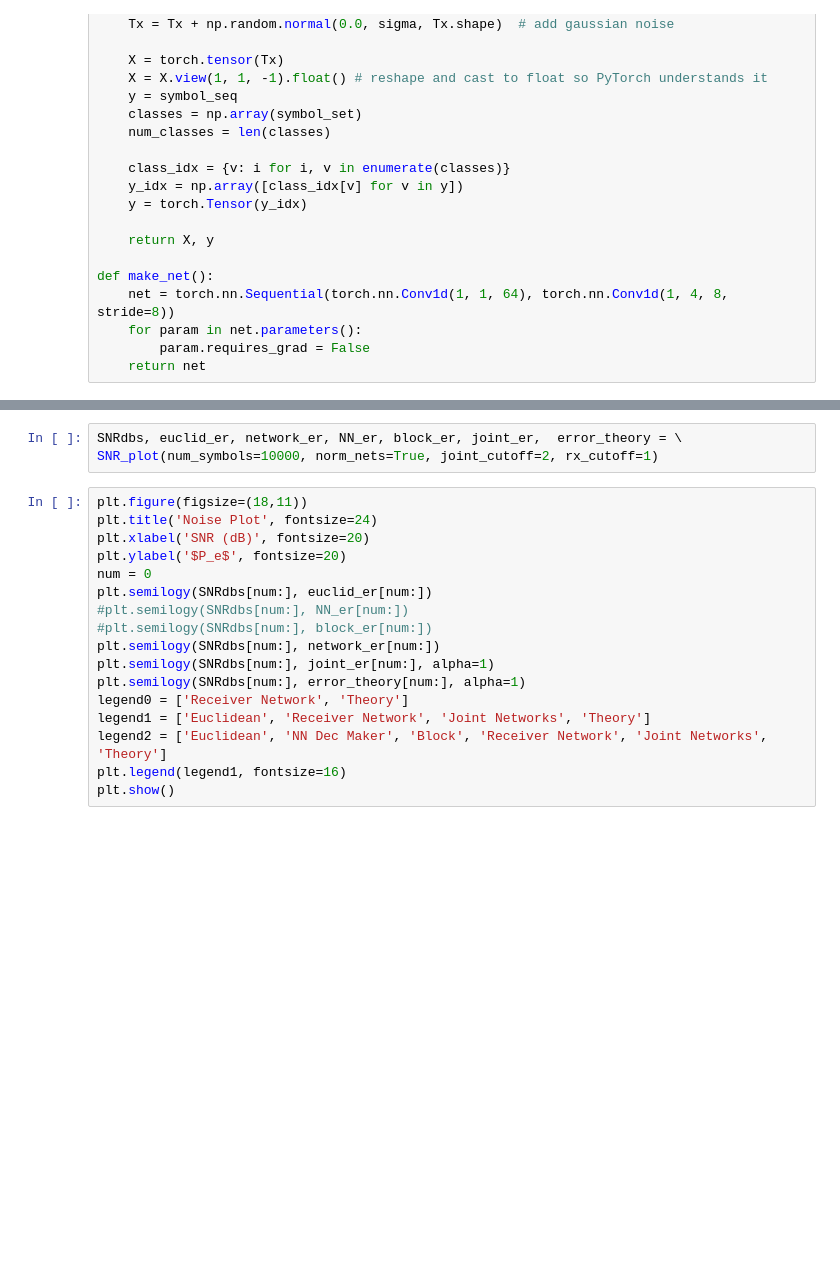
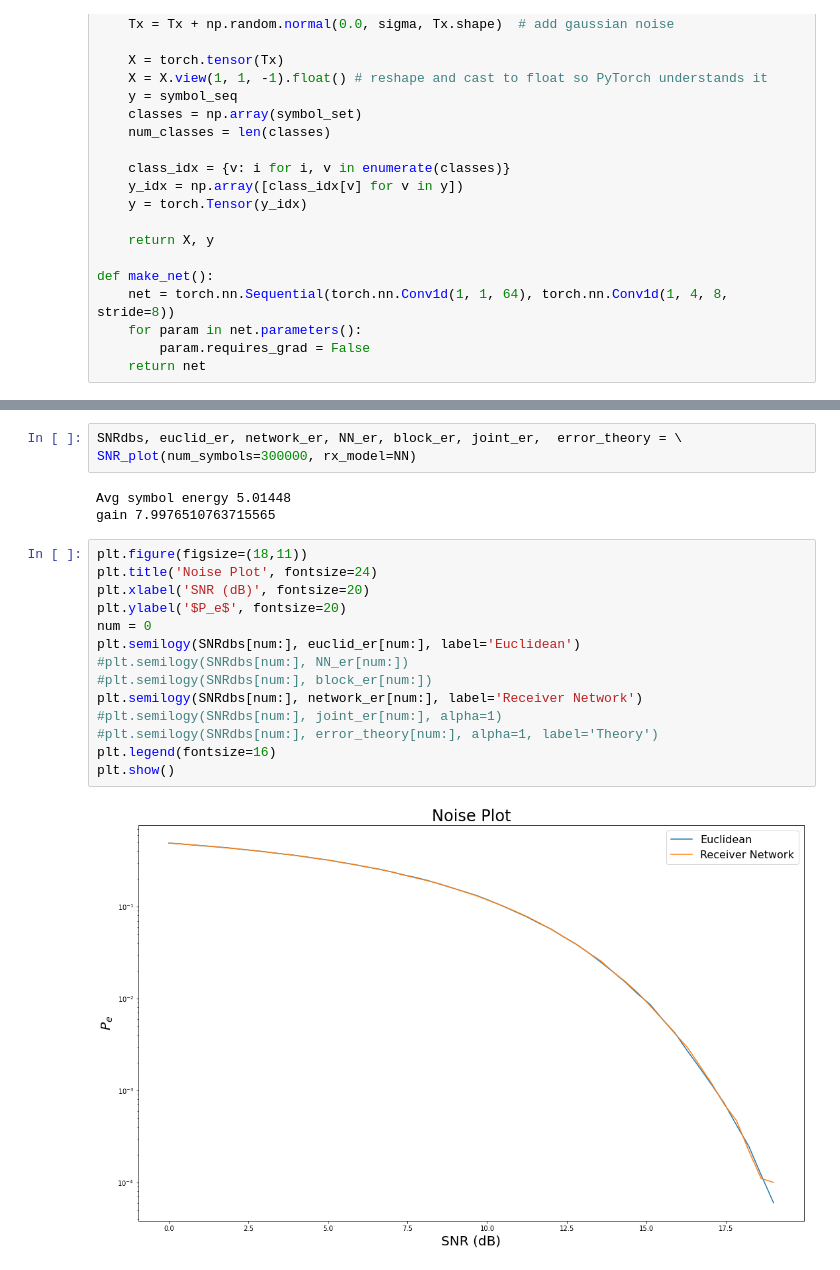
Before and after one commit to FaxMan1/Master-Thesis, a Jupyter notebook: Jupyter/MLFilterPytorch.ipynb, the cells around one changed output, grey strips where cells are left out. Saved outputs shown, nothing was run; the diff lists cells and outputs as text; blank space fills up the shorter version.

```diff
--- a/Jupyter/MLFilterPytorch.ipynb
+++ b/Jupyter/MLFilterPytorch.ipynb
@@ -109,20 +138,22 @@ print("Accuracy:", 1 - CS.evaluate(receiver_net_decisions)[1])
 # %%
 SNRdbs, euclid_er, network_er, NN_er, block_er, joint_er,  error_theory = \
-SNR_plot(num_symbols=10000, norm_nets=True, joint_cutoff=2, rx_cutoff=1)
+SNR_plot(num_symbols=300000, rx_model=NN)
+# %% [output]
+Avg symbol energy 5.01448
+gain 7.9976510763715565
 # %%
 plt.figure(figsize=(18,11))
 plt.title('Noise Plot', fontsize=24)
 plt.xlabel('SNR (dB)', fontsize=20)
 plt.ylabel('$P_e$', fontsize=20)
 num = 0
-plt.semilogy(SNRdbs[num:], euclid_er[num:])
+plt.semilogy(SNRdbs[num:], euclid_er[num:], label='Euclidean')
 #plt.semilogy(SNRdbs[num:], NN_er[num:])
 #plt.semilogy(SNRdbs[num:], block_er[num:])
-plt.semilogy(SNRdbs[num:], network_er[num:])
-plt.semilogy(SNRdbs[num:], joint_er[num:], alpha=1)
-plt.semilogy(SNRdbs[num:], error_theory[num:], alpha=1)
-legend0 = ['Receiver Network', 'Theory']
-legend1 = ['Euclidean', 'Receiver Network', 'Joint Networks', 'Theory']
-legend2 = ['Euclidean', 'NN Dec Maker', 'Block', 'Receiver Network', 'Joint Networks', 'Theory']
-plt.legend(legend1, fontsize=16)
+plt.semilogy(SNRdbs[num:], network_er[num:], label='Receiver Network')
+#plt.semilogy(SNRdbs[num:], joint_er[num:], alpha=1)
+#plt.semilogy(SNRdbs[num:], error_theory[num:], alpha=1, label='Theory')
+plt.legend(fontsize=16)
 plt.show()
+# %% [output]
+[figure, added]
```
Also changed, not shown: parts of 6 cells of this notebook, 1 other file.
